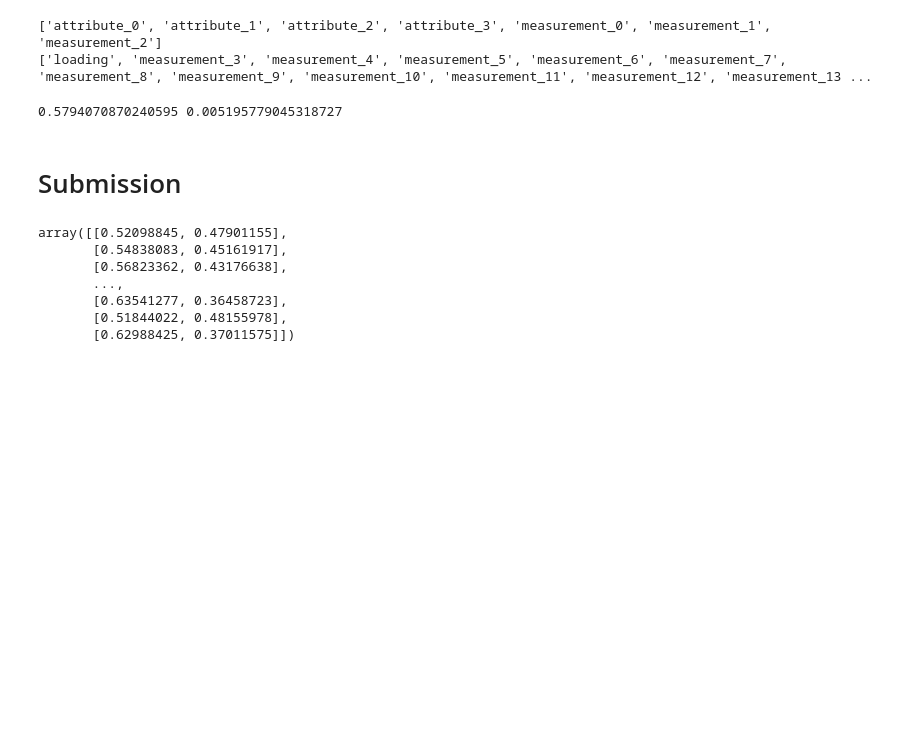
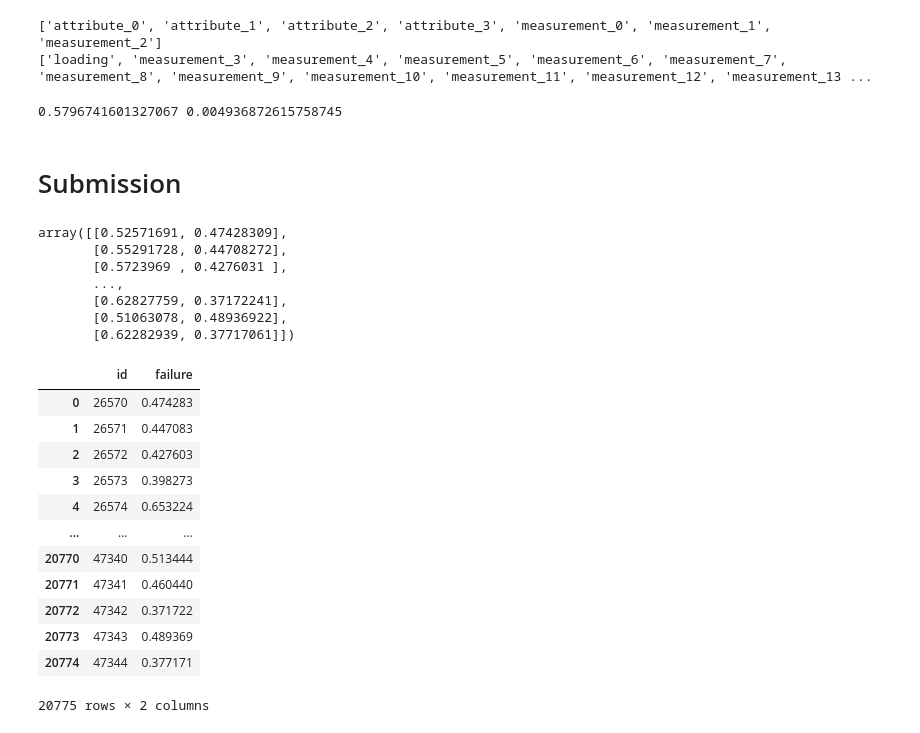
Before and after one commit to sdysch/kaggle, a Jupyter notebook: tps-aug-2022.ipynb, the cells around one changed output. Cells and saved outputs as stored; diff of their text form; code cells hidden in the pictures; blank space fills up the shorter version.

```diff
--- a/tps-aug-2022.ipynb
+++ b/tps-aug-2022.ipynb
@@ -209,8 +236,9 @@ print(numerical_cols)
 ['loading', 'measurement_3', 'measurement_4', 'measurement_5', 'measurement_6', 'measurement_7', 'measurement_8', 'measurement_9', 'measurement_10', 'measurement_11', 'measurement_12', 'measurement_13 ...
 # %%
 from sklearn.pipeline import Pipeline, make_pipeline
-from sklearn.impute import SimpleImputer
+from sklearn.impute import SimpleImputer, KNNImputer
 from sklearn.preprocessing import OneHotEncoder, LabelEncoder, LabelBinarizer, StandardScaler
+from sklearn.preprocessing import PolynomialFeatures
 from sklearn.compose import ColumnTransformer
 from sklearn.linear_model import LogisticRegression
 
@@ -218,6 +246,9 @@ from sklearn.linear_model import LogisticRegression
 imputer = Pipeline(
     [
         ('mean_imputer', SimpleImputer(add_indicator=False))
+        # ('mean_imputer', SimpleImputer(add_indicator=True))
+        # ('knn_imputer', KNNImputer(add_indicator=False))
+        # ('knn_imputer', KNNImputer(add_indicator=True))
     ],
 )
 
@@ -233,14 +264,15 @@ preproc = ColumnTransformer(
     transformers = [
         ('imputer', imputer, numerical_cols),
         ('OneHotEncoder', category_transformer, cat_cols),
-    ]
+        # ('InteractionTerms', PolynomialFeatures(interaction_only=True), int_cols),
+    ], remainder='passthrough'
 )
 
 # FIXME class weight balanced?
 # penalty = 'l2'
 penalty = 'l1'
-LR_model = LogisticRegression(class_weight=None, max_iter=10000, penalty=penalty, solver='liblinear')
-# LR_model = LogisticRegression(class_weight='balanced', max_iter=10000, penalty=penalty, solver='liblinear')
+# LR_model = LogisticRegression(class_weight=None, max_iter=10000, penalty=penalty, solver='liblinear')
+LR_model = LogisticRegression(class_weight='balanced', max_iter=10000, penalty=penalty, solver='liblinear')
 
 # final model
 pipe = Pipeline(
@@ -267,7 +299,7 @@ cv_results = cross_validate(pipe, X, y, cv=cv, scoring=scoring, groups=groups)
 # %%
 print(cv_results['test_roc_auc'].mean(), cv_results['test_roc_auc'].std())
 # %% [output]
-0.5794070870240595 0.005195779045318727
+0.5796741601327067 0.004936872615758745
 # %% [markdown]
 # Submission
 # %%
@@ -275,15 +307,31 @@ pipe.fit(X, y)
 pred = pipe.predict_proba(df_test)
 pred
 # %% [output]
-array([[0.52098845, 0.47901155],
-       [0.54838083, 0.45161917],
-       [0.56823362, 0.43176638],
+array([[0.52571691, 0.47428309],
+       [0.55291728, 0.44708272],
+       [0.5723969 , 0.4276031 ],
        ...,
-       [0.63541277, 0.36458723],
-       [0.51844022, 0.48155978],
-       [0.62988425, 0.37011575]])
+       [0.62827759, 0.37172241],
+       [0.51063078, 0.48936922],
+       [0.62282939, 0.37717061]])
 # %%
 submission = pd.read_csv('/kaggle/input/tabular-playground-series-aug-2022/sample_submission.csv')
-submission['failure'] = pred
+submission['failure'] = pred[:, 1]
 # %%
 submission.to_csv('submission.csv', index=False)
+# %%
+submission
+# %% [output]
+|  | id | failure |
+| 0 | 26570 | 0.474283 |
+| 1 | 26571 | 0.447083 |
+| 2 | 26572 | 0.427603 |
+| 3 | 26573 | 0.398273 |
+| 4 | 26574 | 0.653224 |
+| ... | ... | ... |
+| 20770 | 47340 | 0.513444 |
+| 20771 | 47341 | 0.460440 |
+| 20772 | 47342 | 0.371722 |
+| 20773 | 47343 | 0.489369 |
+| 20774 | 47344 | 0.377171 |
+20775 rows × 2 columns
```
Also changed, not shown: parts of 3 cells of this notebook.
